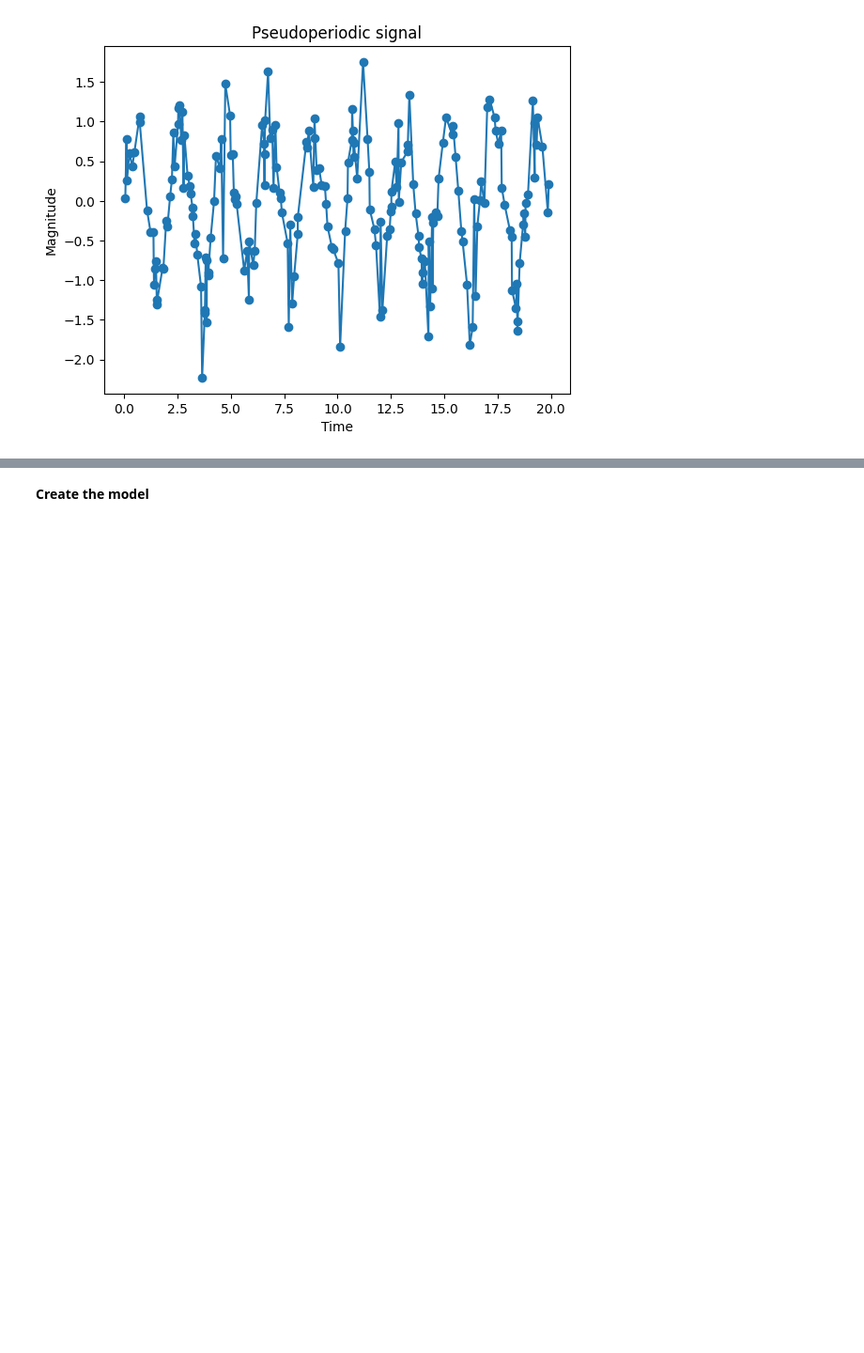
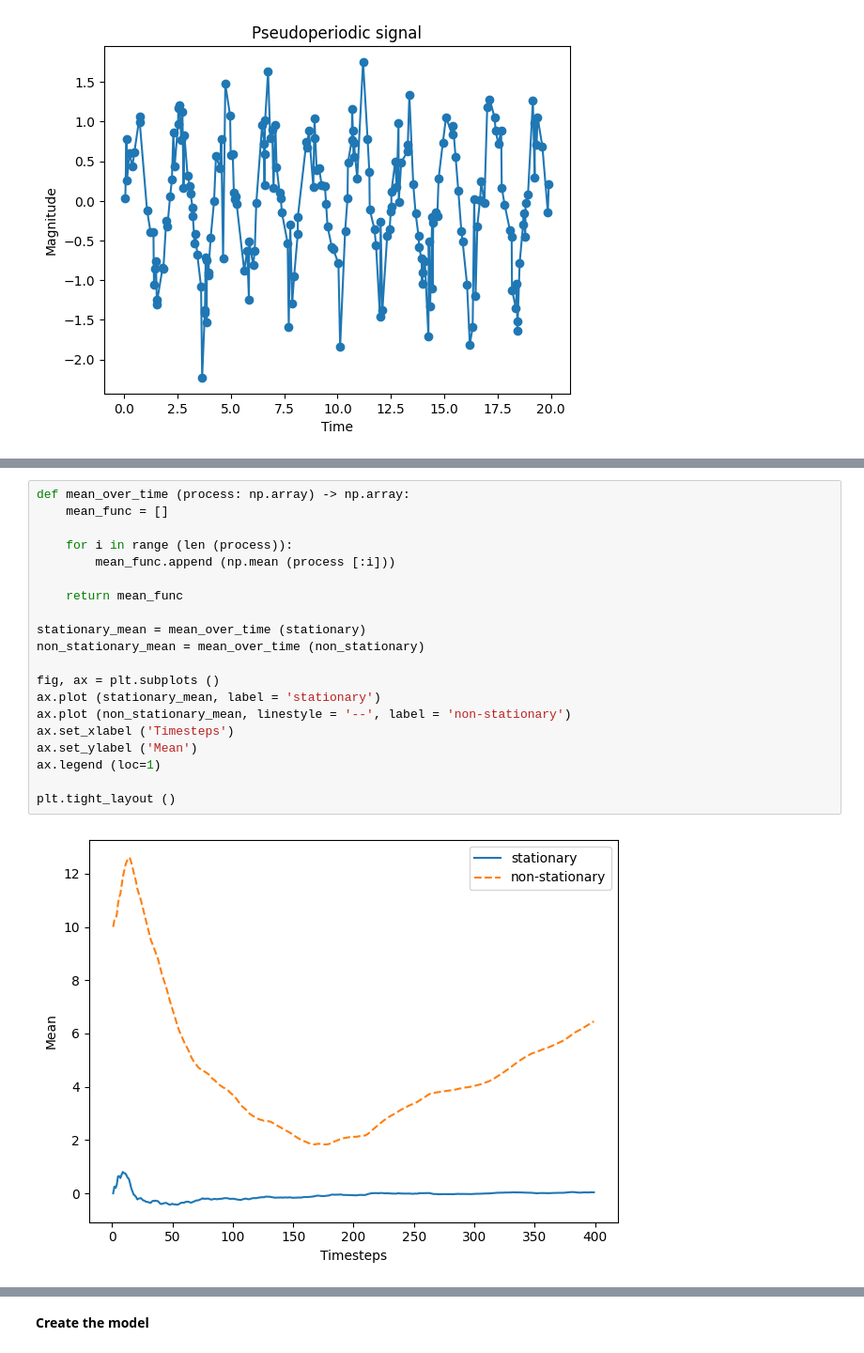
Before and after one commit to AleksandrMorozov123/Time-series-theory, a Jupyter notebook: time-series-forecasting.ipynb, the cells around one changed output, grey strips where cells are left out. Shown: that part at 94% size. Drawn from its saved outputs; the diff is of its cells as text; blank space fills up the shorter version.

Commit message:
Kaggle Notebook | Time series forecasting  | Version 9

```diff
--- a/time-series-forecasting.ipynb
+++ b/time-series-forecasting.ipynb
@@ -207,0 +259,22 @@ Text(0.5, 1.0, 'Pseudoperiodic signal')
+# %%
+def mean_over_time (process: np.array) -> np.array:
+    mean_func = []
+
+    for i in range (len (process)):
+        mean_func.append (np.mean (process [:i]))
+
+    return mean_func
+
+stationary_mean = mean_over_time (stationary)
+non_stationary_mean = mean_over_time (non_stationary)
+
+fig, ax = plt.subplots ()
+ax.plot (stationary_mean, label = 'stationary')
+ax.plot (non_stationary_mean, linestyle = '--', label = 'non-stationary')
+ax.set_xlabel ('Timesteps')
+ax.set_ylabel ('Mean')
+ax.legend (loc=1)
+
+plt.tight_layout ()
+# %% [output]
+[figure, added]
```
Also changed, not shown: parts of 8 cells of this notebook.
